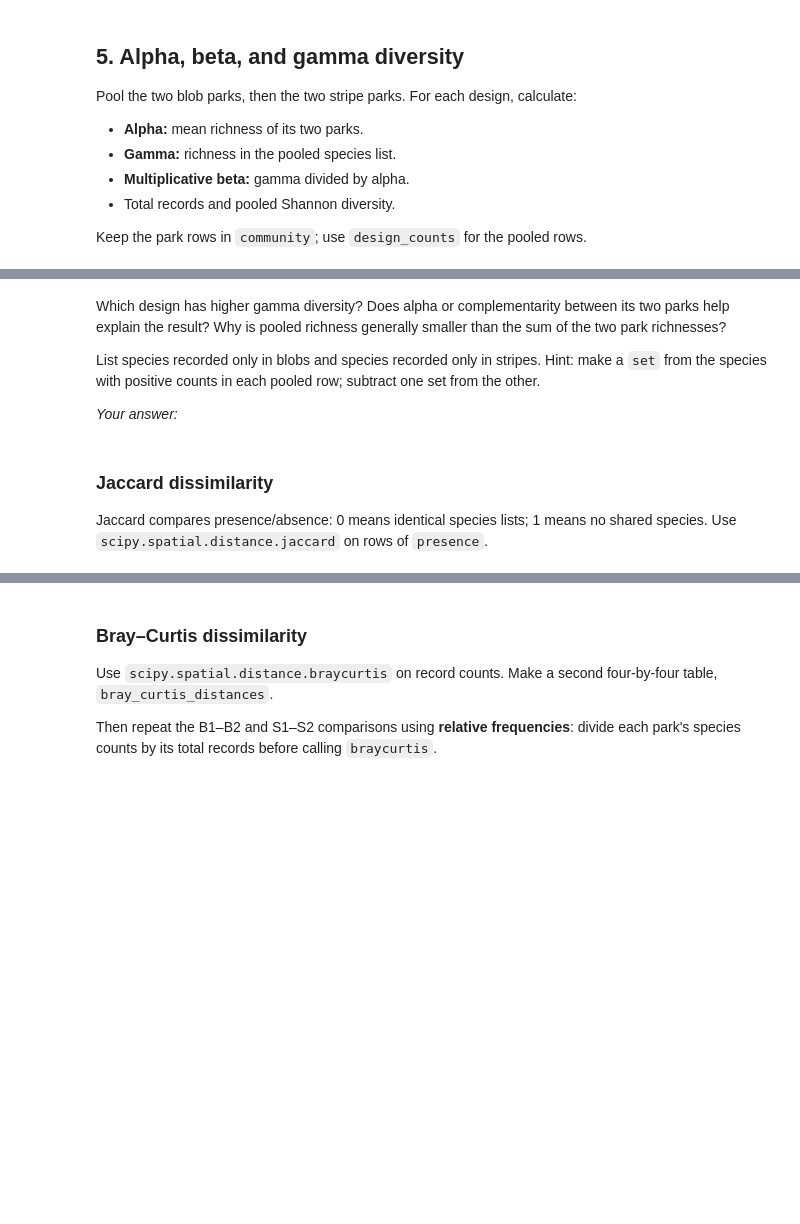
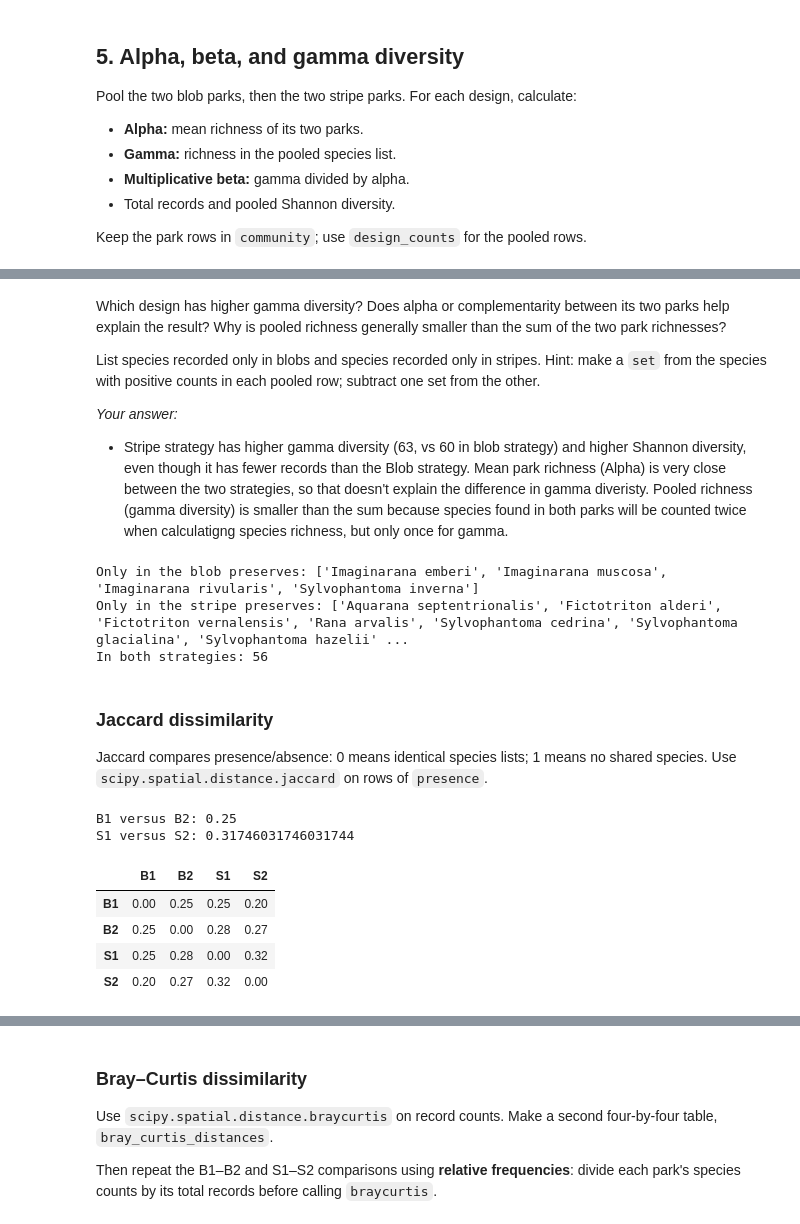
Before and after one commit to studentofwater/BIO597-SpatialBiodiversity, a Jupyter notebook: docs/assignments/Assignment-10-SpatialCommunityComposition.ipynb, the cells around one changed output, grey strips where cells are left out. Cells and saved outputs as stored; diff of their text form; code cells hidden in the pictures; blank space fills up the shorter version.

```diff
--- a/docs/assignments/Assignment-10-SpatialCommunityComposition.ipynb
+++ b/docs/assignments/Assignment-10-SpatialCommunityComposition.ipynb
@@ -152,9 +245,22 @@ Hint: make a `set` from the species with positive counts in each pooled row;
 subtract one set from the other.
 
 *Your answer:*
+- Stripe strategy has higher gamma diversity (63, vs 60 in blob strategy) and higher Shannon diversity, even though it has fewer records than the Blob strategy. Mean park richness (Alpha) is very close between the two strategies, so that doesn't explain the difference in gamma diveristy. Pooled richness (gamma diversity) is smaller than the sum because species found in both parks will be counted twice when calculatigng species richness, but only once for gamma.
 # %%
 # Make blob_species and stripe_species from design_counts.
+blob_counts = design_counts.loc["blob"]
+stripe_counts = design_counts.loc["stripe"]
+blob_species = set(blob_counts[blob_counts > 0].index)
+stripe_species = set(stripe_counts[stripe_counts > 0].index)
+
 # Print species unique to each design.
+print("Only in the blob preserves:", sorted(blob_species - stripe_species))
+print("Only in the stripe preserves:", sorted(stripe_species - blob_species))
+print("In both strategies:", len(blob_species & stripe_species))
+# %% [output]
+Only in the blob preserves: ['Imaginarana emberi', 'Imaginarana muscosa', 'Imaginarana rivularis', 'Sylvophantoma inverna']
+Only in the stripe preserves: ['Aquarana septentrionalis', 'Fictotriton alderi', 'Fictotriton vernalensis', 'Rana arvalis', 'Sylvophantoma cedrina', 'Sylvophantoma glacialina', 'Sylvophantoma hazelii' ...
+In both strategies: 56
 # %% [markdown]
 ### Jaccard dissimilarity
 
@@ -162,10 +268,27 @@ Jaccard compares presence/absence: 0 means identical species lists; 1 means no
 shared species. Use `scipy.spatial.distance.jaccard` on rows of `presence`.
 # %%
 print("B1 versus B2:", jaccard(presence.loc["B1"], presence.loc["B2"]))
+print("S1 versus S2:", jaccard(presence.loc["S1"], presence.loc["S2"]))
 
 # Build jaccard_distances, a four-by-four table, as in Lab10.
 # Use nested loops over park_order and jaccard(presence.loc[a], presence.loc[b]).
+jaccard_distances = pd.DataFrame(index=park_order, columns=park_order, dtype=float)
+for park_a in park_order:
+    for park_b in park_order:
+        jaccard_distances.loc[park_a, park_b] = jaccard(
+            presence.loc[park_a], presence.loc[park_b]
+        )
+
 # Display the table.
+display(jaccard_distances.round(2))
+# %% [output]
+B1 versus B2: 0.25
+S1 versus S2: 0.31746031746031744
+|  | B1 | B2 | S1 | S2 |
+| B1 | 0.00 | 0.25 | 0.25 | 0.20 |
+| B2 | 0.25 | 0.00 | 0.28 | 0.27 |
+| S1 | 0.25 | 0.28 | 0.00 | 0.32 |
+| S2 | 0.20 | 0.27 | 0.32 | 0.00 |
 # %% [markdown]
 Compare B1–B2 with S1–S2. Which design's two parks have more different species
 lists? Does that agree with the beta ratios? Explain why Jaccard alone cannot
```
Also changed, not shown: parts of 20 cells of this notebook, 3 other files.
